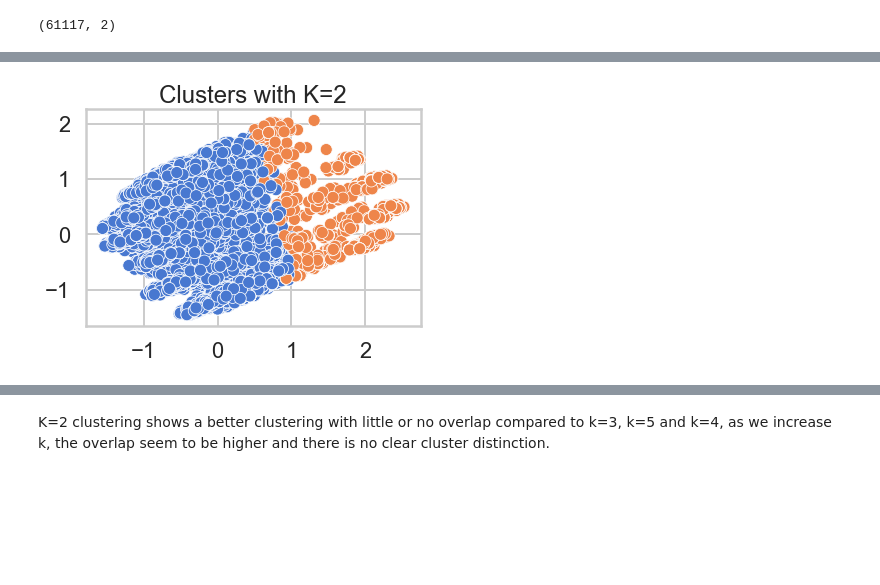
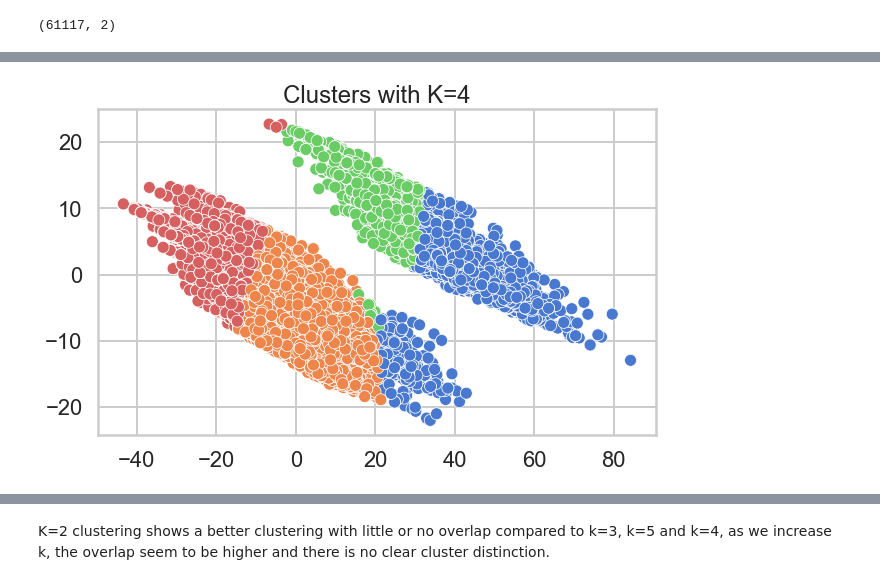
Before and after one commit to abebual/Clinical-Deterioration-Prediction-Model---Clustering, a Jupyter notebook: Clinical Deterioration Prediction Model - Clustering.ipynb, the cells around one changed output, grey strips where cells are left out. Drawn from its saved outputs; the diff is of its cells as text; code cells hidden in the pictures; blank space fills up the shorter version.

```diff
--- a/Clinical Deterioration Prediction Model - Clustering.ipynb
+++ b/Clinical Deterioration Prediction Model - Clustering.ipynb
@@ -99,2 +51,3 @@ sapsDummies
 # %%
-sapsDummies=sapsDummies.drop(['los', 'hdeath','death','SUBJECT_ID','HADM_ID', 'ICUSTAY_ID','saps2'], axis=1)
+saps_c=saps.drop(['los', 'hdeath','death','SUBJECT_ID','HADM_ID', 'ICUSTAY_ID'], axis=1)
+saps_c
@@ -139,13 +83,14 @@ Elbow method gives us an idea on what a good k number of clusters would be based
 from sklearn.cluster import KMeans
 import numpy as np
 
-x_cols = sapsDummies.to_numpy()
+x_cols = saps_c.to_numpy()
 inertia =[KMeans(n_clusters=k).fit(x_cols).inertia_ for k in range(2, 10)]
 
 _=plt.plot(range(2,10), inertia, '-o')
 _=plt.xlabel('Number of clusters, K')
 _=plt.ylabel('sum-of-squares error')
 _=plt.title('Inertia plot for different values of K')
+plt.show()
 # %% [output]
 [interactive output not drawn]
 [interactive output not drawn]
@@ -197,7 +143,7 @@ from sklearn.decomposition import PCA
 
 pca = PCA(n_components=2).fit_transform(x_cols)
 
-df_pca = pd.DataFrame(sapsDummies.index)
+df_pca = pd.DataFrame(saps_c.index)
 df_pca['x'] = pca[:, 0]
 df_pca['y'] = pca[:, 1]
 df_pca['k_2'] = KMeans(n_clusters=2).fit(x_cols).labels_
@@ -217,7 +195,8 @@ df_pca.head()
 # %%
 # plot k=4 clusters
-sns.scatterplot(df_pca['x'].values,df_pca['y'].values , hue=df_pca['k_2'], legend=False, palette=sns.color_palette('muted')[0:2])
-plt.title('Clusters with K=2')
+plt.figure(figsize=(10,6))
+sns.scatterplot(df_pca['x'].values,df_pca['y'].values , hue=df_pca['k_4'], legend=False, palette=sns.color_palette('muted')[0:4])
+plt.title('Clusters with K=4')
 plt.show()
 # %% [output]
 [interactive output not drawn]
@@ -227 +207 @@ plt.show()
-[figure, old version]
+[figure, new version]
```
Also changed, not shown: parts of 22 cells of this notebook.
